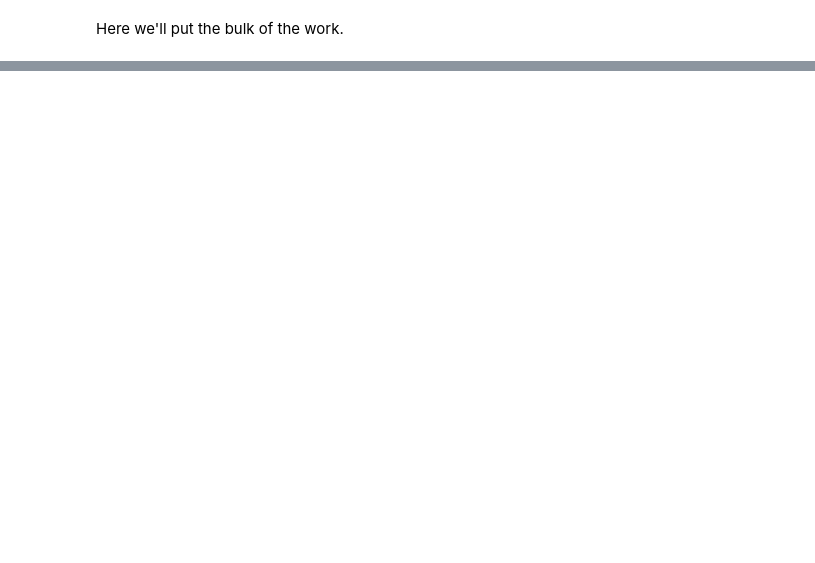
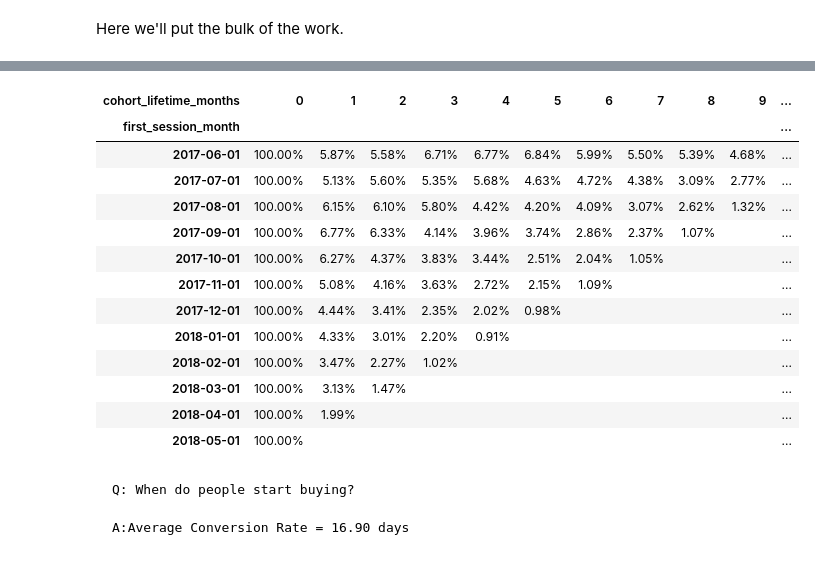
Before and after one commit to Malokingi/yandex_afisha_marketing_report, a Jupyter notebook: report.ipynb, the cells around one changed output, grey strips where cells are left out. Drawn from its saved outputs; the diff is of its cells as text; code cells hidden in the pictures; blank space fills up the shorter version.

````diff
--- a/report.ipynb
+++ b/report.ipynb
@@ -309,0 +189,8 @@ Name: conversion_days, Length: 349, dtype: int64
+# %%
+# Add columns indicating the year, month, week, and day of a users `start_time`
+v_df['session_year']  = pd.to_datetime(v_df['start_time'].dt.isocalendar().year)
+v_df['session_month'] = pd.to_datetime(v_df['start_time'].dt.to_period('M').dt.to_timestamp()) # Retains year and month
+v_df['session_week'] = v_df['start_time'].dt.strftime('%Y-%U')  # Retains year and week
+v_df['session_date'] = pd.to_datetime(v_df['start_time'].dt.date)
+
+# v_df.sample(7)
@@ -309,0 +302,21 @@ Name: conversion_days, Length: 349, dtype: int64
+# %%
+# Calculating Monthly Cohort Lifetime in Months
+
+first_session_month = v_df.groupby(['uid'])['session_month'].min()
+first_session_month.name = 'first_session_month'
+
+try:
+    v_df = v_df.join(first_session_month, on='uid')
+except:
+    print('we already have first_session_month')
+
+v_df['cohort_lifetime_months'] = (
+    (
+        v_df['session_date'].astype('datetime64[M]')
+            -
+        v_df['first_session_date'].astype('datetime64[M]')
+    ) / np.timedelta64(1, 'M')
+).astype(int)
+
+# v_df.info()
+# v_df[['start_time', 'session_year', 'session_month', 'session_date', 'first_session_month', 'cohort_lifetime_months']].head(20)
@@ -309,0 +393,37 @@ Name: conversion_days, Length: 349, dtype: int64
+# %%
+# make and print table
+retention_pivot = cohorts_monthly.pivot_table(
+    index='first_session_month',
+    columns='cohort_lifetime_months',
+    values='retention',
+    aggfunc='sum'
+)
+
+# Format the percents
+retention_pivot = retention_pivot.applymap(lambda x: '{:.2%}'.format(x))
+
+# Get rid og the nan% values
+retention_pivot = retention_pivot.replace('nan%', '')
+
+retention_pivot
+# %% [output]
+| cohort_lifetime_months | 0 | 1 | 2 | 3 | 4 | 5 | 6 | 7 | 8 | 9 | ... |
+| first_session_month |  |  |  |  |  |  |  |  |  |  | ... |
+| 2017-06-01 | 100.00% | 5.87% | 5.58% | 6.71% | 6.77% | 6.84% | 5.99% | 5.50% | 5.39% | 4.68% | ... |
+| 2017-07-01 | 100.00% | 5.13% | 5.60% | 5.35% | 5.68% | 4.63% | 4.72% | 4.38% | 3.09% | 2.77% | ... |
+| 2017-08-01 | 100.00% | 6.15% | 6.10% | 5.80% | 4.42% | 4.20% | 4.09% | 3.07% | 2.62% | 1.32% | ... |
+| 2017-09-01 | 100.00% | 6.77% | 6.33% | 4.14% | 3.96% | 3.74% | 2.86% | 2.37% | 1.07% |  | ... |
+| 2017-10-01 | 100.00% | 6.27% | 4.37% | 3.83% | 3.44% | 2.51% | 2.04% | 1.05% |  |  | ... |
+| 2017-11-01 | 100.00% | 5.08% | 4.16% | 3.63% | 2.72% | 2.15% | 1.09% |  |  |  | ... |
+| 2017-12-01 | 100.00% | 4.44% | 3.41% | 2.35% | 2.02% | 0.98% |  |  |  |  | ... |
+| 2018-01-01 | 100.00% | 4.33% | 3.01% | 2.20% | 0.91% |  |  |  |  |  | ... |
+| 2018-02-01 | 100.00% | 3.47% | 2.27% | 1.02% |  |  |  |  |  |  | ... |
+| 2018-03-01 | 100.00% | 3.13% | 1.47% |  |  |  |  |  |  |  | ... |
+| 2018-04-01 | 100.00% | 1.99% |  |  |  |  |  |  |  |  | ... |
+| 2018-05-01 | 100.00% |  |  |  |  |  |  |  |  |  | ... |
+# %% [markdown]
+```
+Q: When do people start buying?
+
+A:Average Conversion Rate = 16.90 days
+```
````
Also changed, not shown: parts of 49 cells of this notebook, 1 other file.
